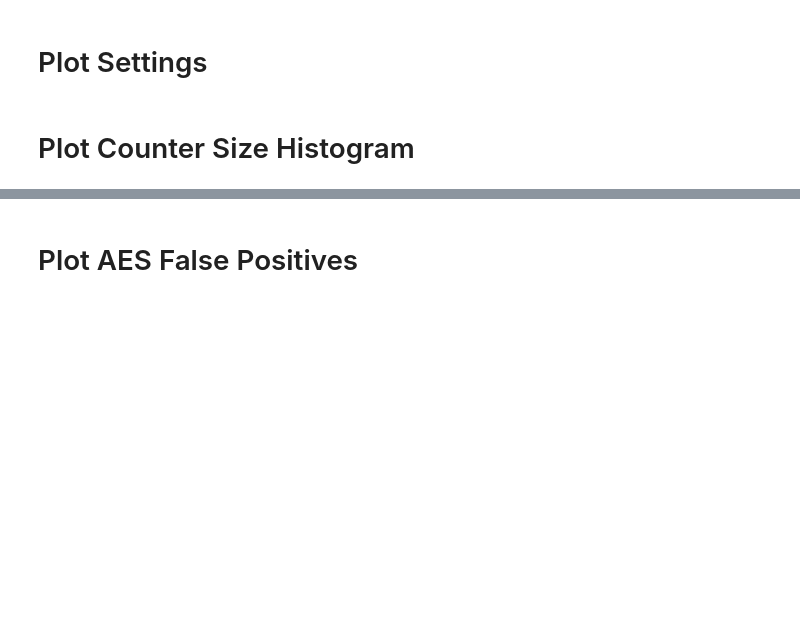
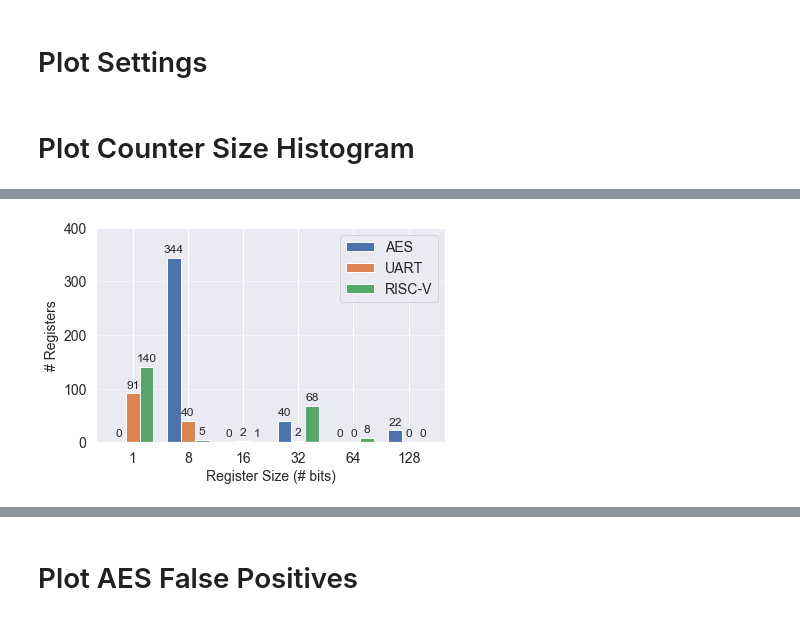
Before and after one commit to timothytrippel/bomberman, a Jupyter notebook: circuits/plots/exp_001_false_positives.ipynb, the cells around one changed output, grey strips where cells are left out. Saved outputs shown, nothing was run; the diff lists cells and outputs as text; code cells hidden in the pictures; blank space fills up the shorter version.

```diff
--- a/circuits/plots/exp_001_false_positives.ipynb
+++ b/circuits/plots/exp_001_false_positives.ipynb
@@ -103,0 +112,66 @@ Bins:      [  0   8  16  32  64 128 256]
+# %%
+def plt_histogram_grouped(data_1, data_2, data_3, ax):
+    bins = [0,8,16,32,64,128,256] # your bins
+
+    # Create Histograms
+    hist_1, bin_edges_1 = np.histogram(data_1, bins) # make the histogram
+    hist_2, bin_edges_2 = np.histogram(data_2, bins) # make the histogram
+    hist_3, bin_edges_3 = np.histogram(data_3, bins) # make the histogram
+
+    # Make x-tick labels list
+    xtick_labels    = ['{}'.format(bins[i]) for i,j in enumerate(hist_1)]
+    xtick_labels[0] = 1
+
+    # Set bar widths
+    bar_width = 0.25
+    r_2 = np.arange(len(hist_1))
+    r_1 = [x - bar_width for x in r_2]
+    r_3 = [x + bar_width for x in r_2]
+#     r_1 = np.arange(len(hist_1))
+#     r_2 = [x + bar_width for x in r_1]
+#     r_3 = [x + bar_width for x in r_2]
+
+    # Plot Histogram
+    ax.bar(r_1, hist_1, color=current_palette[0], width=bar_width, edgecolor='white', label='AES')
+    ax.bar(r_2, hist_2, color=current_palette[1], width=bar_width, edgecolor='white', label='UART')
+    ax.bar(r_3, hist_3, color=current_palette[2], width=bar_width, edgecolor='white', label='RISC-V')
+
+    # Format Histogram
+    plt.xticks(r_2, xtick_labels, fontsize=14)
+    plt.yticks(range(0, 401, 100), range(0, 401, 100), fontsize=14)
+    plt.legend(fontsize=14)
+    ax.set_xlabel('Register Size (# bits)', fontsize=14)
+    ax.set_ylabel('# Registers', fontsize=14)
+    ax.grid(axis='y', alpha=0.5)
+    ax.set_ylim(0, 400)
+
+    # Text on the top of each barplot
+    for i in range(len(hist_1)):
+        ax.text(x = i - bar_width, y = hist_1[i] + 10, s = hist_1[i], size = 12, horizontalalignment='center')
+        ax.text(x = i            , y = hist_2[i] + 10, s = hist_2[i], size = 12, horizontalalignment='center')
+        ax.text(x = i + bar_width, y = hist_3[i] + 10, s = hist_3[i], size = 12, horizontalalignment='center')
+
+# Load Data
+aes_counter_sizes      = load_counter_sizes(aes_data_dir)
+uart_counter_sizes     = load_counter_sizes(uart_data_dir)
+picorv32_counter_sizes = load_counter_sizes(picorv32_data_dir)
+
+# Create Figure
+sns.set()
+current_palette = sns.color_palette()
+fig, axes = plt.subplots(1, 1, figsize=(6, 4))
+
+# AES Histogram
+plt_histogram_grouped(\
+    aes_counter_sizes['Coalesced Sizes'],\
+    uart_counter_sizes['Coalesced Sizes'],\
+    picorv32_counter_sizes['Coalesced Sizes'],\
+    axes)
+
+# Save Histogram to PDF
+plt.tight_layout(h_pad=1)
+if HIST_SAVE_AS_PDF:
+    plt.savefig('cntr_sizes_histogram_grouped.pdf', format='pdf')
+plt.show()
+# %% [output]
+[figure, added]
```
Also changed, not shown: parts of 3 cells of this notebook, 7 other files.
